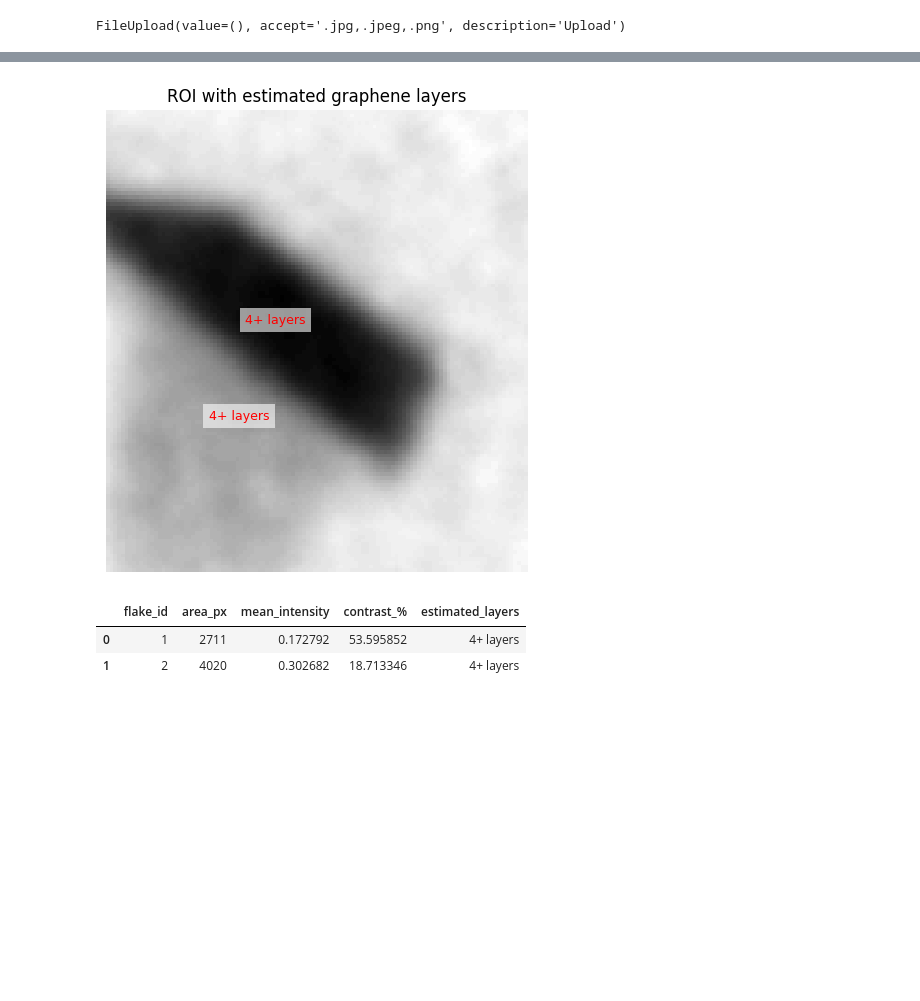
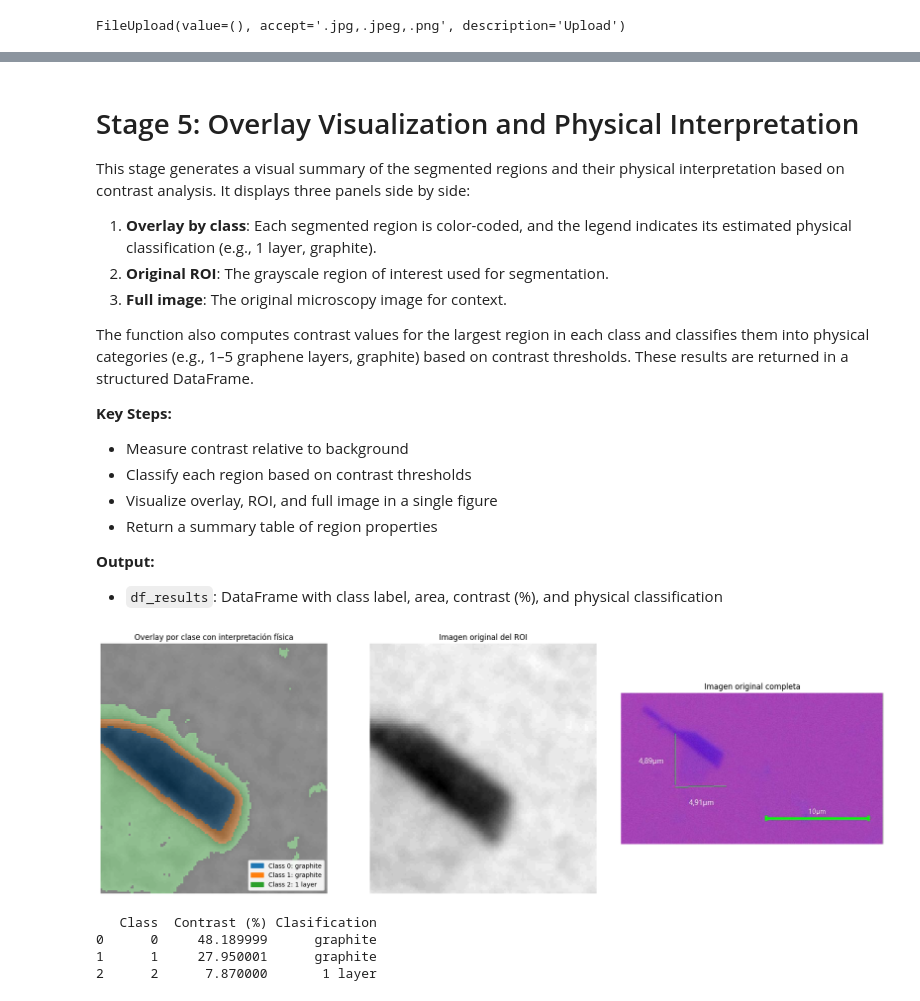
Before and after one commit to jeronimoloaiza/GITA_proyect, a Jupyter notebook: graphene-segmentation.ipynb, the cells around one changed output, grey strips where cells are left out. Cells and saved outputs as stored; diff of their text form; code cells hidden in the pictures; blank space fills up the shorter version.

Commit message:
Add a new line to requirements.txt for better readability and finish the first prototipe for pipeline graphene segmentation

```diff
--- a/graphene-segmentation.ipynb
+++ b/graphene-segmentation.ipynb
@@ -200,0 +224,32 @@ Thresholds found: [0.2390625  0.33697915]
+# %%
+n_classes = 4
+segmented, thresholds = segment_multi_otsu(roi_img, n_classes=n_classes)
+
+# Detectar clase más abundante como fondo
+unique, counts = np.unique(segmented, return_counts=True)
+background_class = unique[np.argmax(counts)]
+
+print("Thresholds found:", thresholds)
+print("Detected background class:", background_class)
+
+# Mostrar resultados
+plt.figure(figsize=(15,5))
+
+plt.subplot(1,3,1)
+plt.imshow(green_channel, cmap="gray")
+plt.title("Input (green channel)")
+plt.axis("off")
+
+plt.subplot(1,3,2)
+# Excluir fondo visualmente
+segmented_masked = np.where(segmented != background_class, segmented, np.nan)
+plt.imshow(segmented_masked, cmap="viridis")
+plt.title("Multi-Otsu segmentation (sin fondo)")
+plt.axis("off")
+
+plt.subplot(1,3,3)
+plt.hist(green_channel.ravel(), bins=256)
+for t in thresholds:
+    plt.axvline(t, color="red", linestyle="--")
+plt.title("Histogram with thresholds")
+plt.show()
@@ -201 +260,20 @@ Thresholds found: [0.2390625  0.33697915]
+# %% [markdown]
+# Stage 5: Overlay Visualization and Physical Interpretation
+
+This stage generates a visual summary of the segmented regions and their physical interpretation based on contrast analysis. It displays three panels side by side:
+
+1. **Overlay by class**: Each segmented region is color-coded, and the legend indicates its estimated physical classification (e.g., 1 layer, graphite).
+2. **Original ROI**: The grayscale region of interest used for segmentation.
+3. **Full image**: The original microscopy image for context.
+
+The function also computes contrast values for the largest region in each class and classifies them into physical categories (e.g., 1–5 graphene layers, graphite) based on contrast thresholds. These results are returned in a structured DataFrame.
+
+**Key Steps:**
+- Measure contrast relative to background
+- Classify each region based on contrast thresholds
+- Visualize overlay, ROI, and full image in a single figure
+- Return a summary table of region properties
+
+**Output:**
+- `df_results`: DataFrame with class label, area, contrast (%), and physical classification
 # %%
@@ -277,10 +386,9 @@ def analyze_and_plot_regions(segmented, img_gray, min_size=50):
 # %%
-# Run the analysis
-results = analyze_and_plot_regions(segmented, roi_img)
-from IPython.display import display
-display(results)
+df_results = visualize_overlay_by_class_and_contrast(segmented, roi_img, img_original,background_class)
+print(df_results)
 # %% [output]
-[figure, old version]
+[figure, new version]
-|  | flake_id | area_px | mean_intensity | contrast_% | estimated_layers |
-| 0 | 1 | 2711 | 0.172792 | 53.595852 | 4+ layers |
-| 1 | 2 | 4020 | 0.302682 | 18.713346 | 4+ layers |
+   Class  Contrast (%) Clasification
+0      0     48.189999      graphite
+1      1     27.950001      graphite
+2      2      7.870000       1 layer
```
Also changed, not shown: parts of 15 cells of this notebook, 1 other file.
